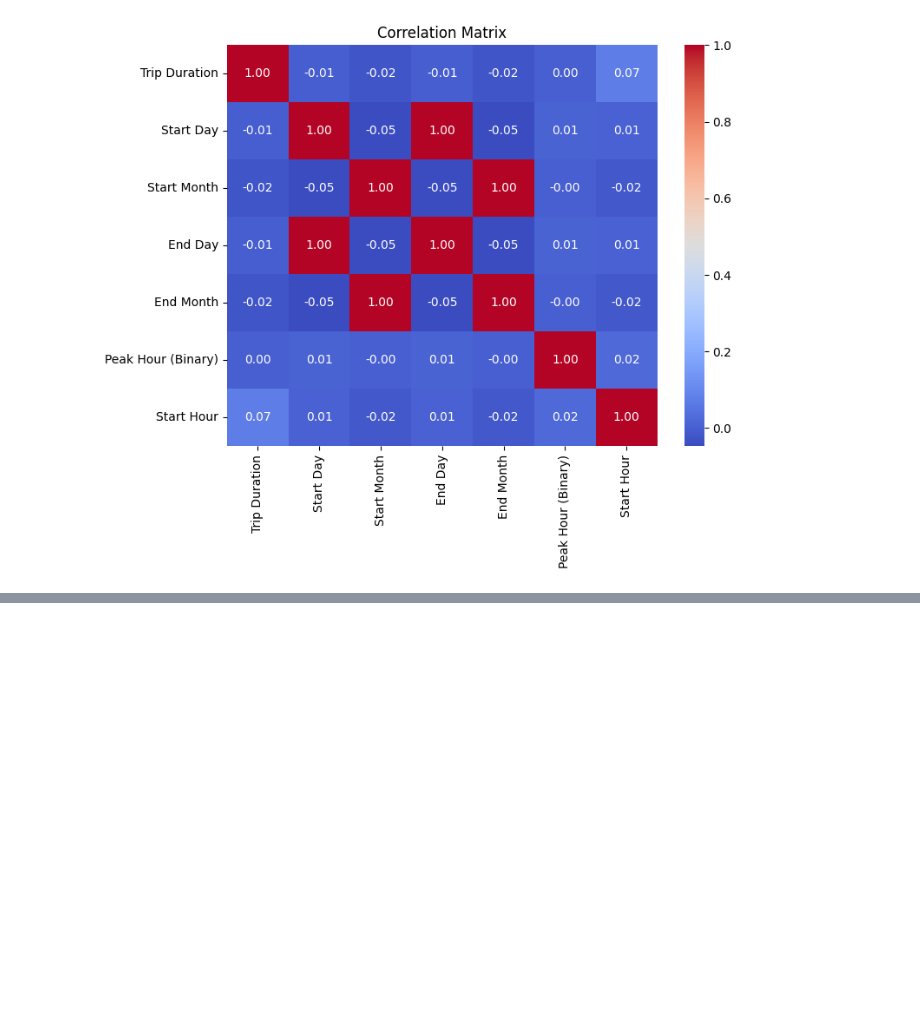
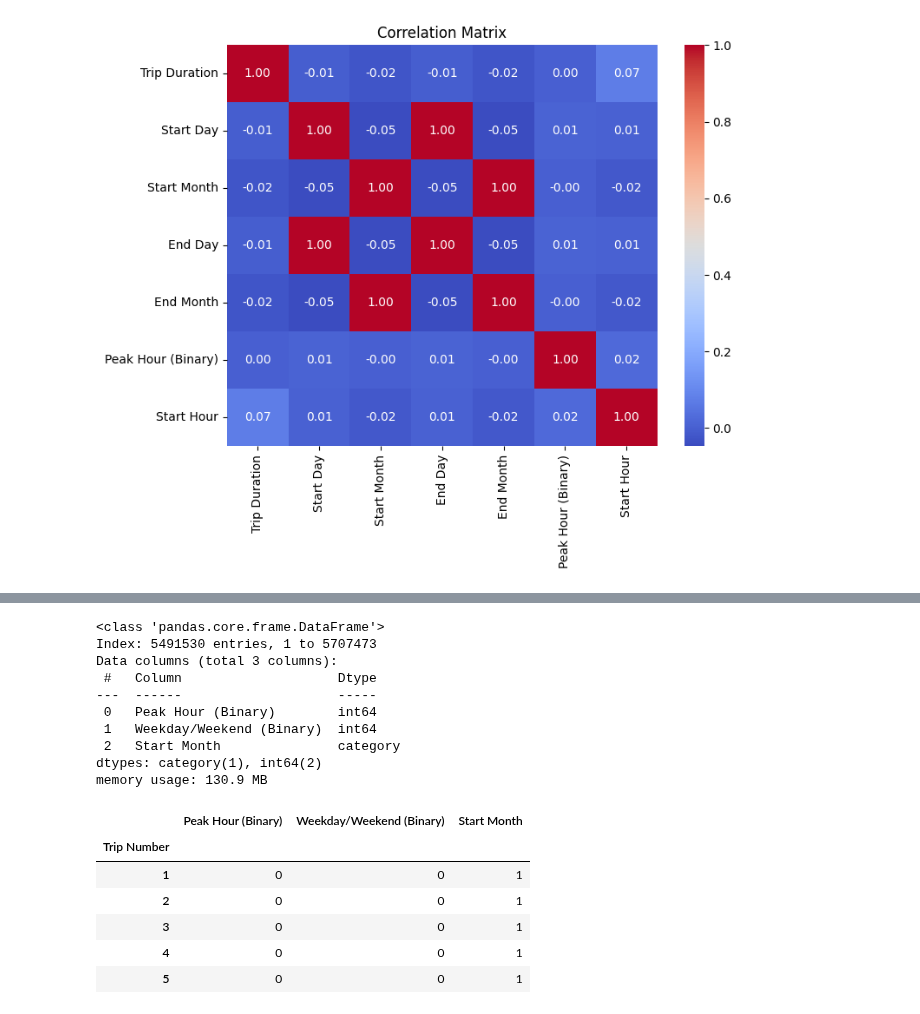
Before and after one commit to ziadharmanani/INF1340-Ridership-Analysis, a Jupyter notebook: rideshare_cleaning.ipynb, the cells around one changed output, grey strips where cells are left out. Saved outputs shown, nothing was run; the diff lists cells and outputs as text; code cells hidden in the pictures; blank space fills up the shorter version.

```diff
--- a/rideshare_cleaning.ipynb
+++ b/rideshare_cleaning.ipynb
@@ -909,0 +851,21 @@ disp.plot(cmap = 'Blues')
+# %%
+df_model.info()
+df_model.head()
+# %% [output]
+<class 'pandas.core.frame.DataFrame'>
+Index: 5491530 entries, 1 to 5707473
+Data columns (total 3 columns):
+ #   Column                    Dtype
+---  ------                    -----
+ 0   Peak Hour (Binary)        int64
+ 1   Weekday/Weekend (Binary)  int64
+ 2   Start Month               category
+dtypes: category(1), int64(2)
+memory usage: 130.9 MB
+|  | Peak Hour (Binary) | Weekday/Weekend (Binary) | Start Month |
+| Trip Number |  |  |  |
+| 1 | 0 | 0 | 1 |
+| 2 | 0 | 0 | 1 |
+| 3 | 0 | 0 | 1 |
+| 4 | 0 | 0 | 1 |
+| 5 | 0 | 0 | 1 |
```
Also changed, not shown: parts of 22 cells of this notebook.
